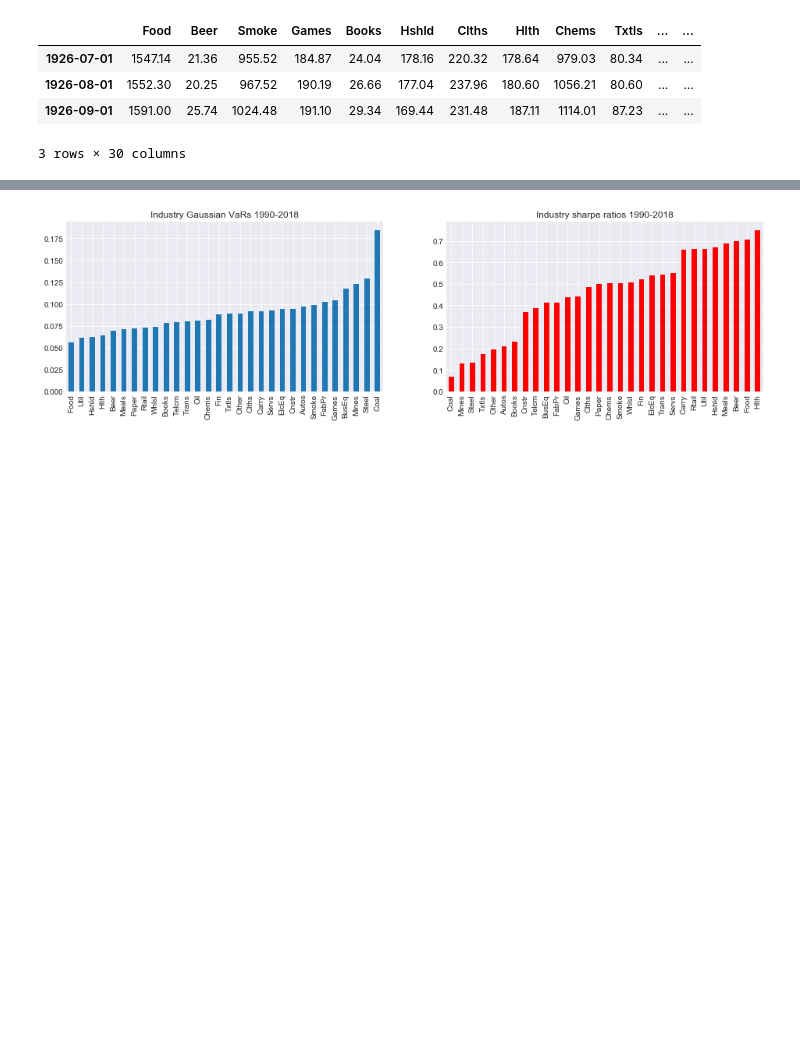
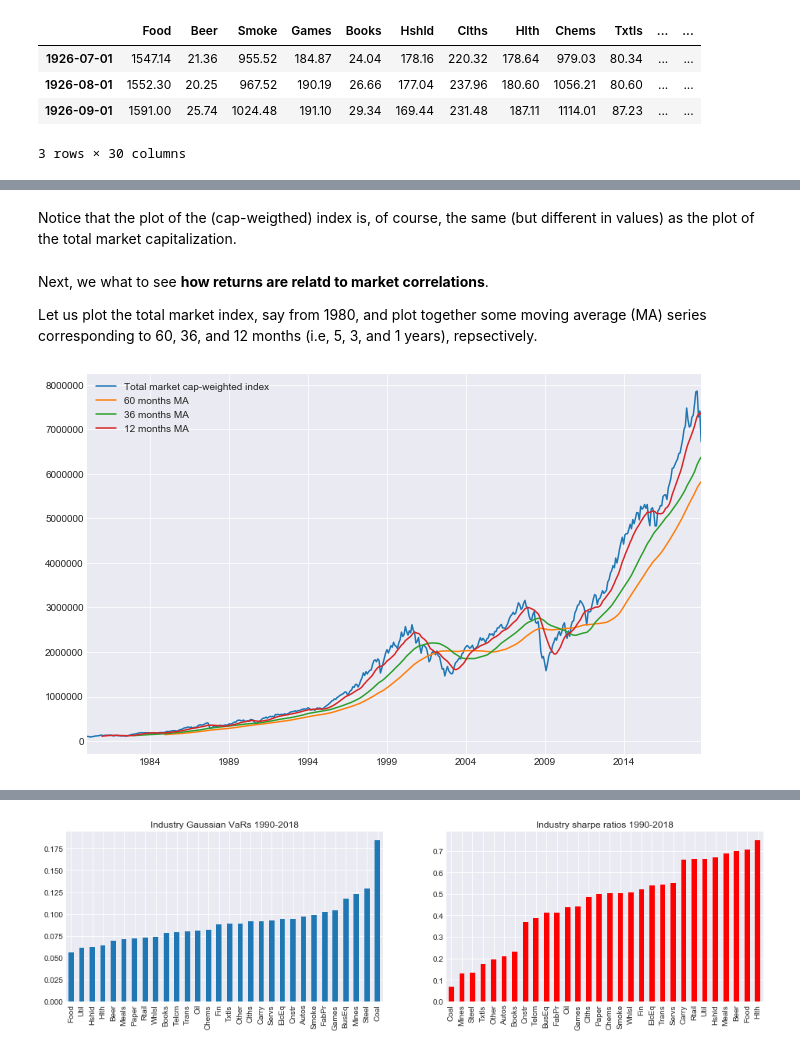
Before and after one commit to z4ir3/finance-courses, a Jupyter notebook: week-3.ipynb, the cells around one changed output, grey strips where cells are left out. Cells and saved outputs as stored; diff of their text form; code cells hidden in the pictures; blank space fills up the shorter version.

```diff
--- a/week-3.ipynb
+++ b/week-3.ipynb
@@ -99,0 +155,16 @@ total_mkt_cap.plot(figsize=(10,4), grid=True)
+# %% [markdown]
+Notice that the plot of the (cap-weigthed) index is, of course, the same (but different in values) as the plot of the total market capitalization.
+# %% [markdown]
+Next, we what to see **how returns are relatd to market correlations**.
+
+Let us plot the total market index, say from 1980, and plot together some moving average (MA) series corresponding to 60, 36, and 12 months (i.e, 5, 3, and 1 years), repsectively.
+# %%
+total_market_index["1980":].plot(grid=True, figsize=(11,7), label="Total market cap-weighted index")
+
+total_market_index["1980":].rolling(window=60).mean().plot(grid=True, figsize=(11,7), label="60 months MA") # 5 years MA
+total_market_index["1980":].rolling(window=36).mean().plot(grid=True, figsize=(11,7), label="36 months MA") # 3 years MA
+total_market_index["1980":].rolling(window=12).mean().plot(grid=True, figsize=(11,7), label="12 months MA") # 1 year MA
+plt.legend()
+plt.show()
+# %% [output]
+[figure, added]
```
Also changed, not shown: parts of 12 cells of this notebook.
